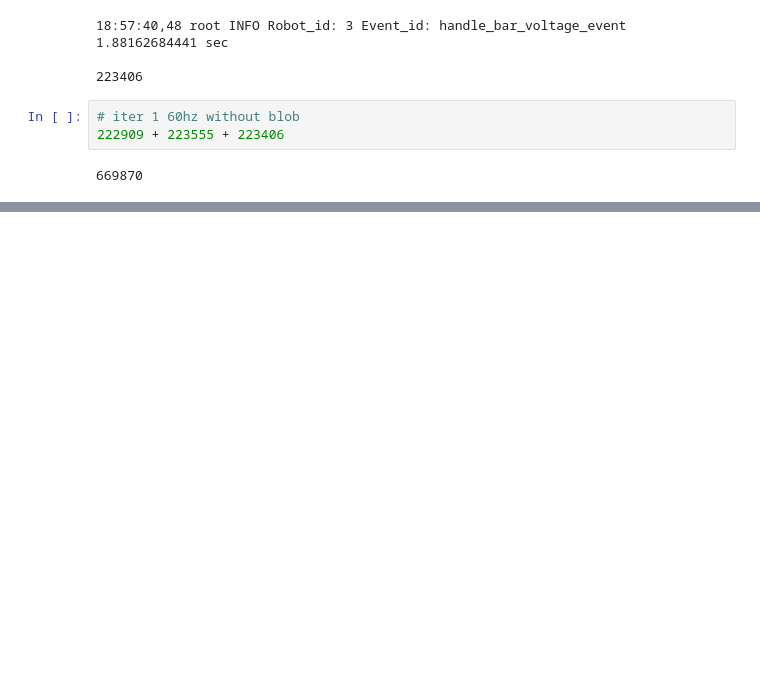
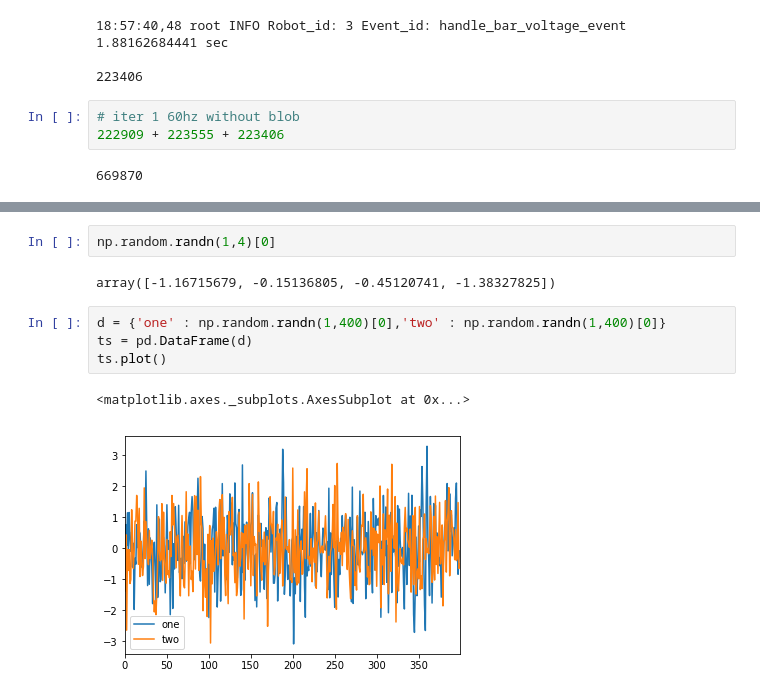
Before and after one commit to rubanraj54/research-and-developement, a Jupyter notebook: neo4jtut/enterprise/workbench.ipynb, the cells around one changed output, grey strips where cells are left out. Drawn from its saved outputs; the diff is of its cells as text; blank space fills up the shorter version.

```diff
--- a/neo4jtut/enterprise/workbench.ipynb
+++ b/neo4jtut/enterprise/workbench.ipynb
@@ -349,0 +355,11 @@ ts.plot()
+# %%
+np.random.randn(1,4)[0]
+# %% [output]
+array([-1.16715679, -0.15136805, -0.45120741, -1.38327825])
+# %%
+d = {'one' : np.random.randn(1,400)[0],'two' : np.random.randn(1,400)[0]}
+ts = pd.DataFrame(d)
+ts.plot()
+# %% [output]
+<matplotlib.axes._subplots.AxesSubplot at 0x...>
+[figure, added]
```
Also changed, not shown: parts of 5 cells of this notebook, 4 other files.
